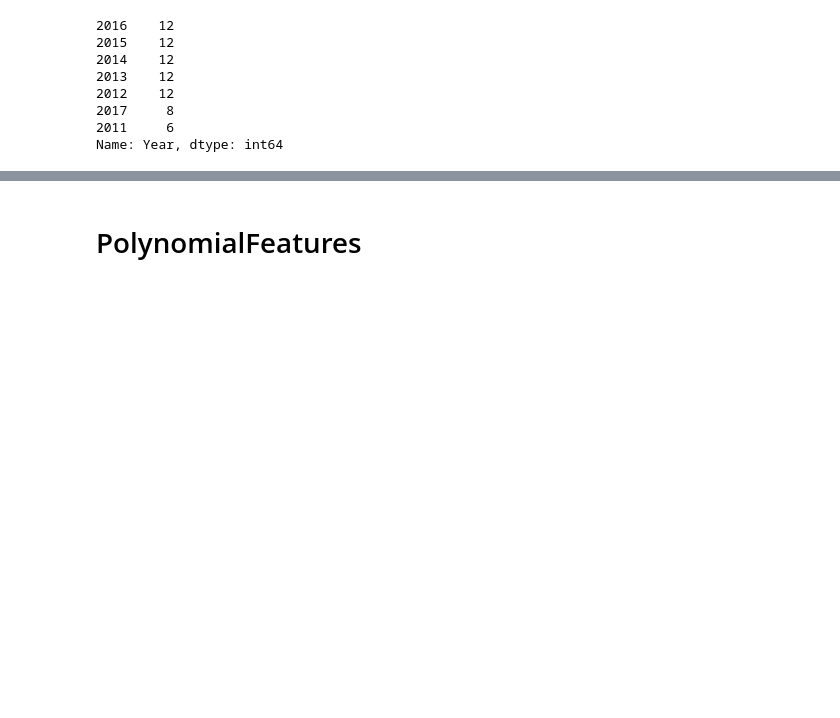
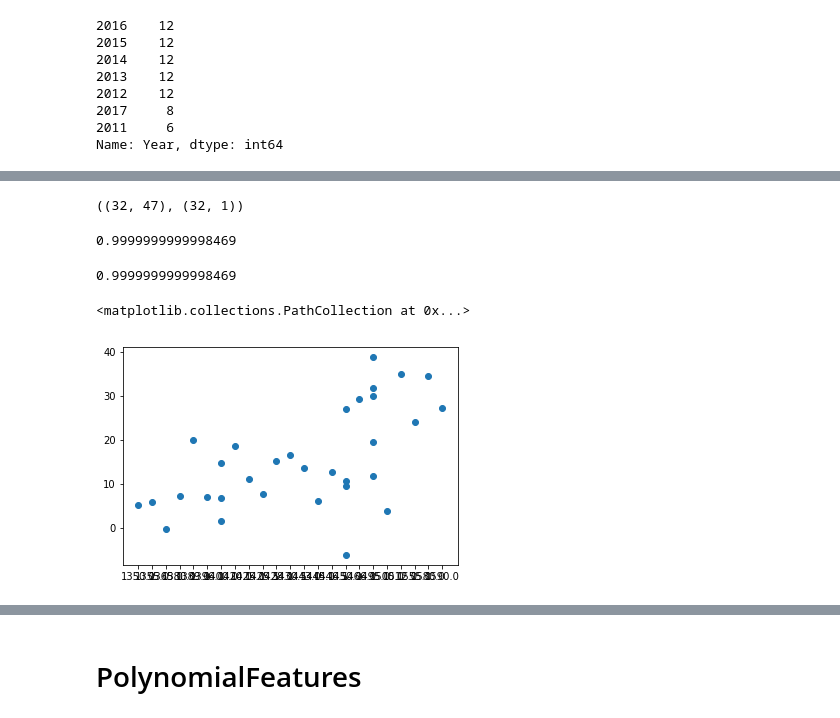
Before and after one commit to yichiang/Project-Apartment-Rent-Prediction, a Jupyter notebook: 5.CreateModel.ipynb, the cells around one changed output, grey strips where cells are left out. Cells and saved outputs as stored; diff of their text form; code cells hidden in the pictures; blank space fills up the shorter version.

```diff
--- a/5.CreateModel.ipynb
+++ b/5.CreateModel.ipynb
@@ -89,10 +99,0 @@ y_test.tail()
-# %%
-from sklearn.linear_model import LassoCV
-data_pd=pd.DataFrame(columns=['alpha', 'rsquared', 'log_alpha'])
-listy = [1e-9,1e-8,1e-7,1e-6,1e-5, 1e-4, 1e-3, 1e-2, 1e-1,1]
-for num in listy:
-    lcv = LassoCV(alphas = [num], cv=5, random_state = 40)
-    lcv.fit(X_train, y_train)
-    #Returns the coefficient of determination R^2 of the prediction.
-    data_pd = data_pd.append({'alpha': num, 'rsquared':lcv.score(X_test,y_test), 'log_alpha': np.log(num)},ignore_index=True)
-data_pd
@@ -124,3 +110,26 @@ array([1400. , 1396. , 1428. , 1450. , 1425.5, 1495. , 1443. , 1495. ,
+# %%
+lr = LinearRegression()
+lr.fit(X_train, y_train)
+X_predict_model.shape, y_predict_model.shape
+# %% [output]
+((32, 47), (32, 1))
+# %%
+lr.score(X_predict_model, y_predict_model)
+# %% [output]
+0.9999999999998469
+# %%
+lr.score(X_predict_model, y_predict_model)
+# %% [output]
+0.9999999999998469
+# %%
+listy = [1e-9,1e-8,1e-7,1e-6,1e-5, 1e-4, 1e-3, 1e-2, 1e-1,1]
+eCV = ElasticNetCV(alphas = listy, cv=5, random_state = 40)
+LassoCVModel.fit(X_train, y_train)
+y_predict = LassoCVModel.predict(X_predict_model)
+plt.scatter(y_predict_model, (y_predict_model['target_Apartment_rent']-y_predict))
+# %% [output]
+<matplotlib.collections.PathCollection at 0x...>
+[figure, added]
 # %%
 listy = [1e-9,1e-8,1e-7,1e-6,1e-5, 1e-4, 1e-3, 1e-2, 1e-1,1]
 LassoCVModel = LassoCV(alphas = listy, cv=5, random_state = 40)
```
Also changed, not shown: parts of 13 cells of this notebook.
